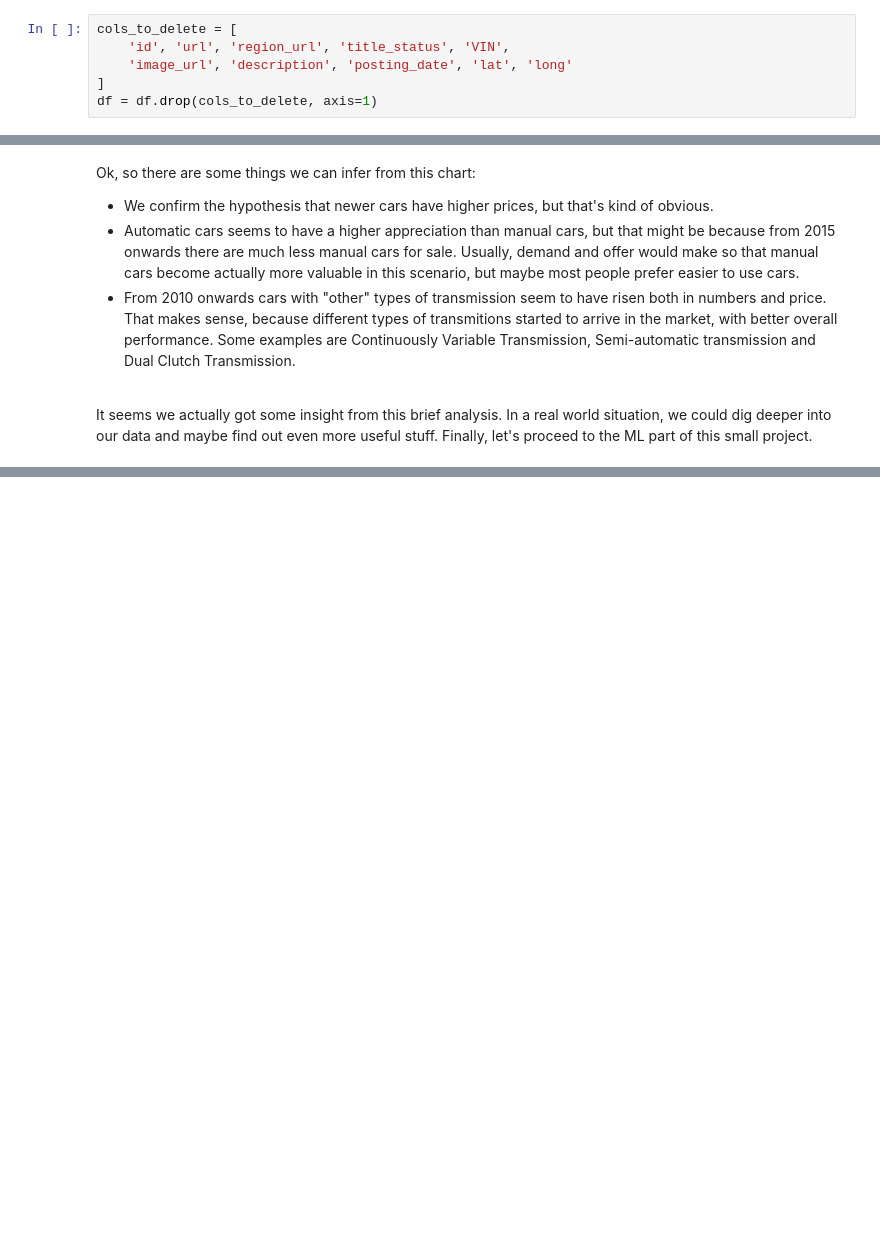
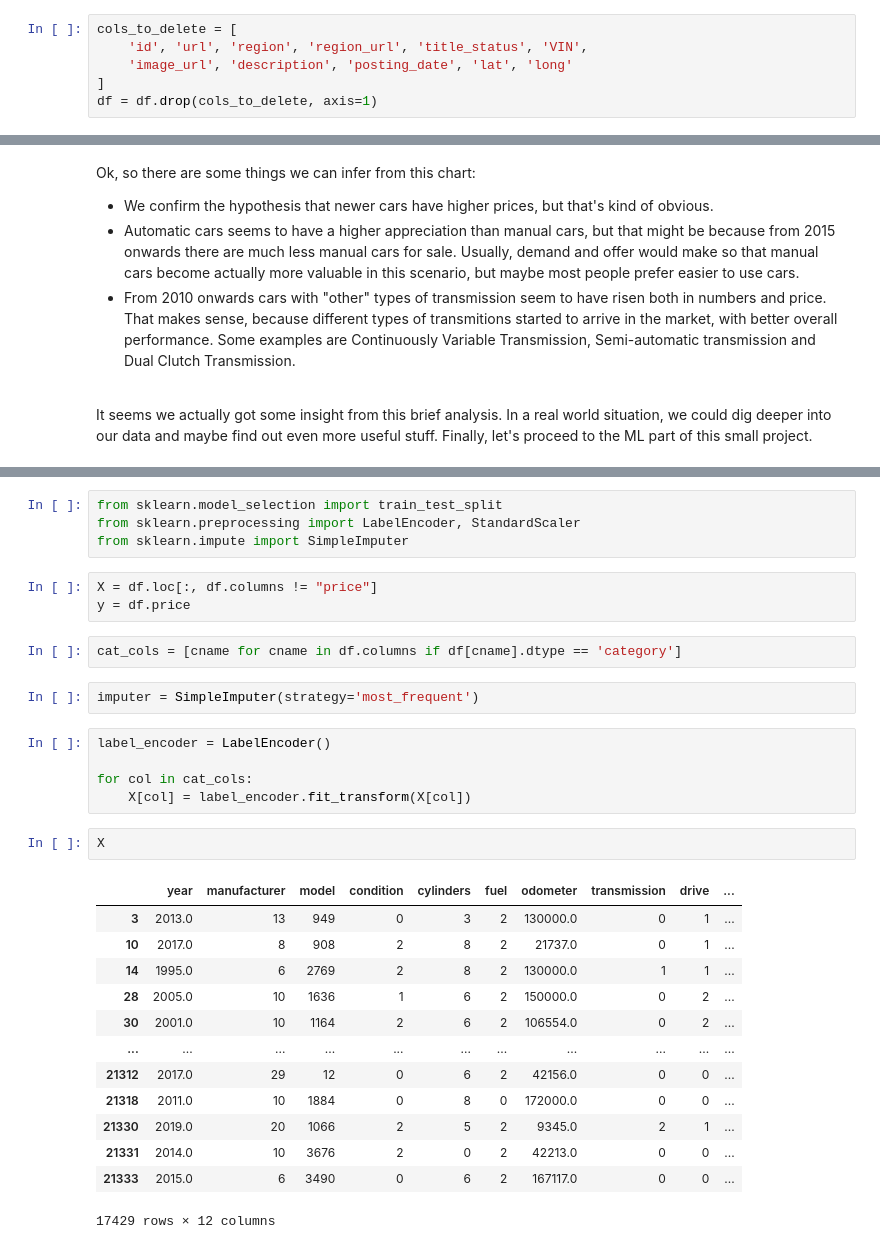
Before and after one commit to guicttram/used-cars-price-prediction, a Jupyter notebook: Price Prediction.ipynb, the cells around one changed output, grey strips where cells are left out. Drawn from its saved outputs; the diff is of its cells as text; blank space fills up the shorter version.

Commit message:
First ML model implemented

```diff
--- a/Price Prediction.ipynb
+++ b/Price Prediction.ipynb
@@ -79,7 +74,7 @@ Index(['id', 'url', 'region', 'region_url', 'price', 'year', 'manufacturer',
       dtype='object')
 # %%
 cols_to_delete = [
-    'id', 'url', 'region_url', 'title_status', 'VIN',
+    'id', 'url', 'region', 'region_url', 'title_status', 'VIN',
     'image_url', 'description', 'posting_date', 'lat', 'long'
 ]
 df = df.drop(cols_to_delete, axis=1)
@@ -320,0 +316,32 @@ It seems we actually got some insight from this brief analysis. In a real world
+# %%
+from sklearn.model_selection import train_test_split
+from sklearn.preprocessing import LabelEncoder, StandardScaler
+from sklearn.impute import SimpleImputer
+# %%
+X = df.loc[:, df.columns != "price"]
+y = df.price
+# %%
+cat_cols = [cname for cname in df.columns if df[cname].dtype == 'category']
+# %%
+imputer = SimpleImputer(strategy='most_frequent')
+# %%
+label_encoder = LabelEncoder()
+
+for col in cat_cols:
+    X[col] = label_encoder.fit_transform(X[col])
+# %%
+X
+# %% [output]
+|  | year | manufacturer | model | condition | cylinders | fuel | odometer | transmission | drive | ... |
+| 3 | 2013.0 | 13 | 949 | 0 | 3 | 2 | 130000.0 | 0 | 1 | ... |
+| 10 | 2017.0 | 8 | 908 | 2 | 8 | 2 | 21737.0 | 0 | 1 | ... |
+| 14 | 1995.0 | 6 | 2769 | 2 | 8 | 2 | 130000.0 | 1 | 1 | ... |
+| 28 | 2005.0 | 10 | 1636 | 1 | 6 | 2 | 150000.0 | 0 | 2 | ... |
+| 30 | 2001.0 | 10 | 1164 | 2 | 6 | 2 | 106554.0 | 0 | 2 | ... |
+| ... | ... | ... | ... | ... | ... | ... | ... | ... | ... | ... |
+| 21312 | 2017.0 | 29 | 12 | 0 | 6 | 2 | 42156.0 | 0 | 0 | ... |
+| 21318 | 2011.0 | 10 | 1884 | 0 | 8 | 0 | 172000.0 | 0 | 0 | ... |
+| 21330 | 2019.0 | 20 | 1066 | 2 | 5 | 2 | 9345.0 | 2 | 1 | ... |
+| 21331 | 2014.0 | 10 | 3676 | 2 | 0 | 2 | 42213.0 | 0 | 0 | ... |
+| 21333 | 2015.0 | 6 | 3490 | 0 | 6 | 2 | 167117.0 | 0 | 0 | ... |
+17429 rows × 12 columns
```
Also changed, not shown: parts of 23 cells of this notebook.
